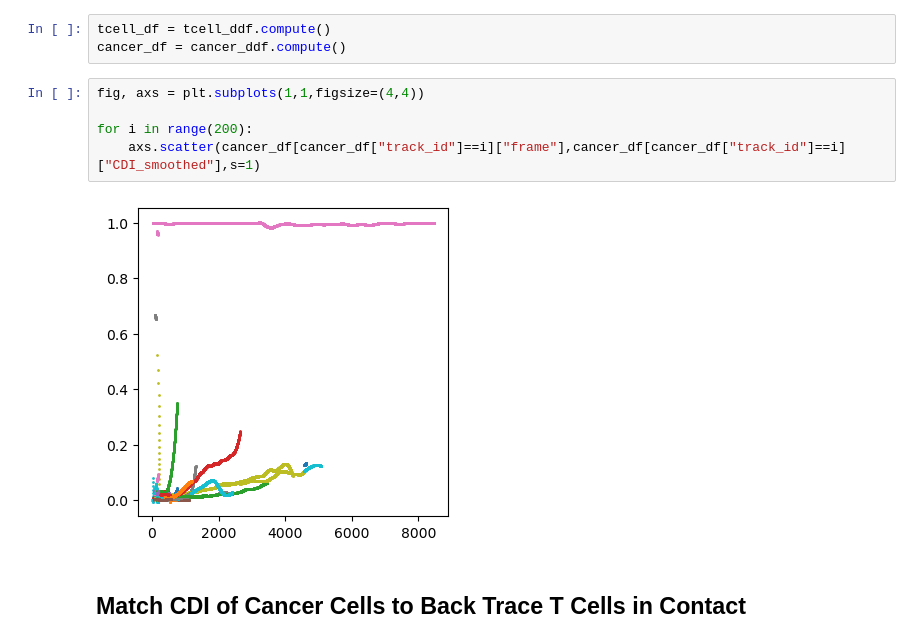
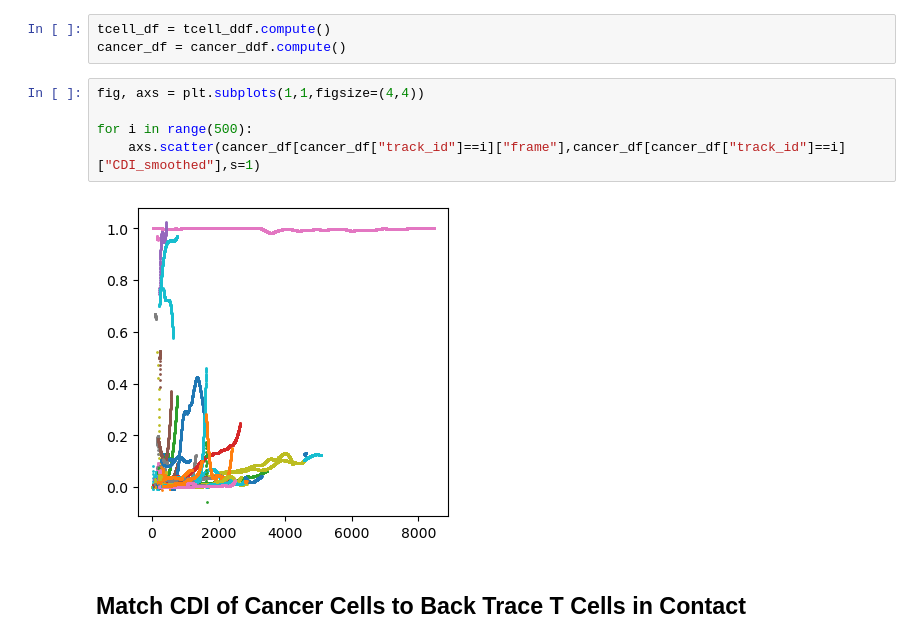
Before and after one commit to bpi-oxford/Cytotoxicity-Pipeline, a Jupyter notebook: notebooks/example_13.ipynb, the cells around one changed output. Drawn from its saved outputs; the diff is of its cells as text.

```diff
--- a/notebooks/example_13.ipynb
+++ b/notebooks/example_13.ipynb
@@ -56,10 +56,10 @@ cancer_df = cancer_ddf.compute()
 # %%
 fig, axs = plt.subplots(1,1,figsize=(4,4))
 
-for i in range(200):
+for i in range(500):
     axs.scatter(cancer_df[cancer_df["track_id"]==i]["frame"],cancer_df[cancer_df["track_id"]==i]["CDI_smoothed"],s=1)
 # %% [output]
-[figure, old version]
+[figure, new version]
 # %% [markdown]
 ## Match CDI of Cancer Cells to Back Trace T Cells in Contact
 # %%
```
